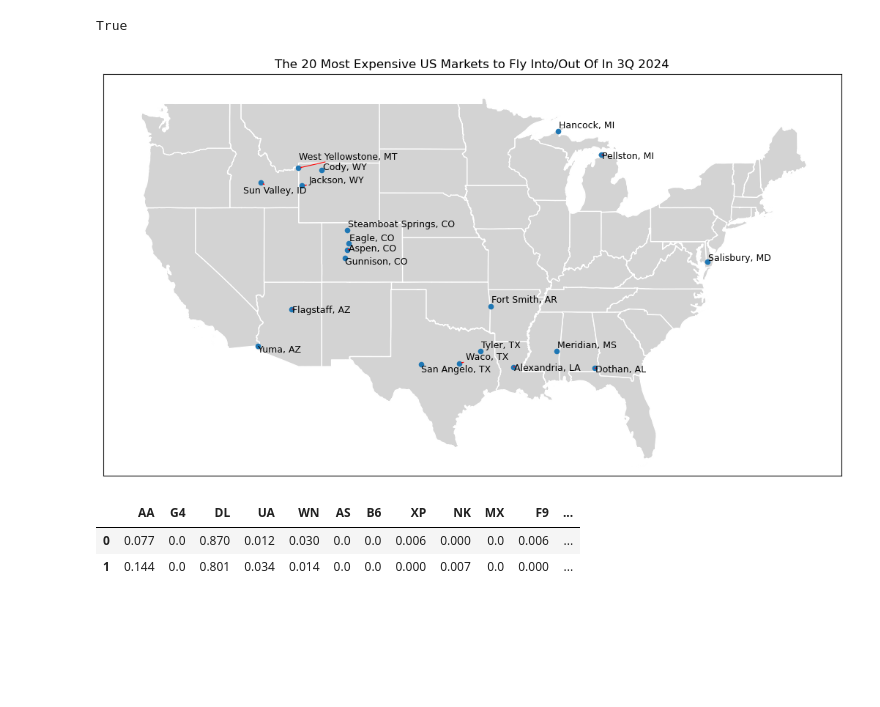
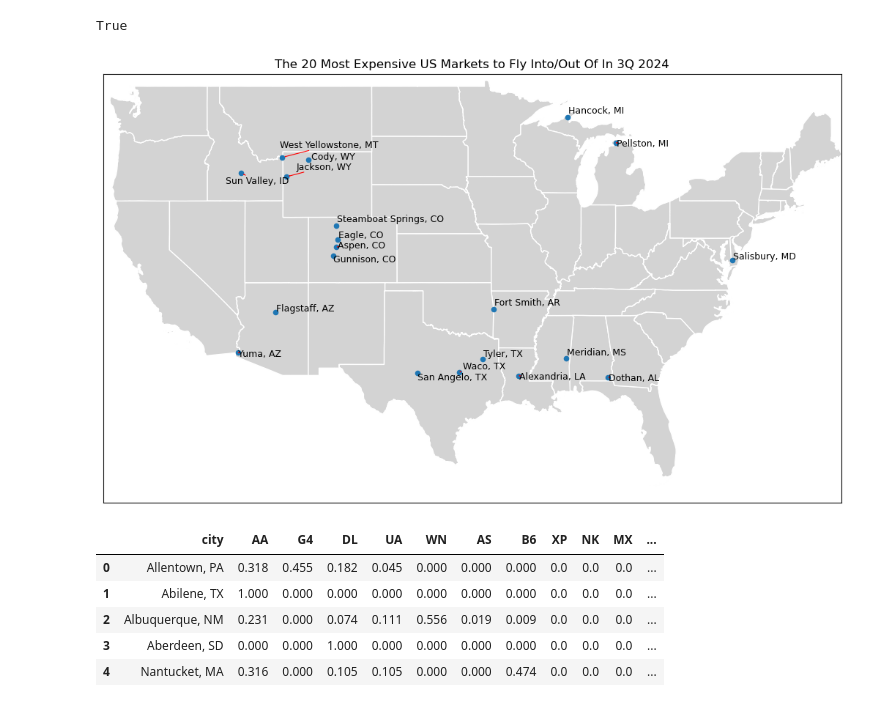
Before and after one commit to olublin/PDEW_Predict, a Jupyter notebook: PDEW_eda.ipynb, the cells around one changed output. Saved outputs shown, nothing was run; the diff lists cells and outputs as text; code cells hidden in the pictures; blank space fills up the shorter version.

Commit message:
refined dominant carrier graph

```diff
--- a/PDEW_eda.ipynb
+++ b/PDEW_eda.ipynb
@@ -297,35 +298,36 @@ True
 # %%
 #plotting the 20 most expensive cities to fly into/out of
 data = avg_fare_gdf.head(20)
 fig, ax = plt.subplots(figsize = (13,16))
 
 usa_map.plot(
     ax = ax,
     color = 'lightgrey',
     edgecolor = 'white')
 
 data.plot(
     ax = plt.gca(),
     markersize = 20
 )
-ax.set_xlim(-128,-64)
-ax.set_ylim(24,51)
+bounds = avg_fare_gdf.total_bounds
+ax.set_xlim(bounds[0]-1,bounds[2]+1)
+ax.set_ylim(bounds[1]-1,bounds[3]+1)
 
 ax.set_xticks([])
 ax.set_yticks([])
 
 #add labels for each citymarket. we can avoid overlap using adjustText.
 texts = []
 for x, y, cityname in zip(data['geometry'].x, data['geometry'].y, data['city']):        #zip lets us iterate over multiple iterables
     texts.append(ax.text(x,y,cityname,fontsize = 9))   #ax.text, unlike ax.annotate, simply assigns each string to its respective coords.
 
 adjust_text(texts, expand = (1,1), arrowprops = dict(arrowstyle='->', color = 'red', lw = 0.8))     #texts is a list of matplotlib.text.Text objects, which is the primary parameter for adjust_text.
 
 
 plt.title('The 20 Most Expensive US Markets to Fly Into/Out Of In 3Q 2024')
 plt.show()
 # %% [output]
-[figure, old version]
+[figure, new version]
 # %%
 #using the same df_merged dataframe, we can produce a dataframe showing the percent of routes each carrier has the largest market share on out of each of the 274 markets in the dataframe
 
@@ -347,6 +344,9 @@ for carrier in carriers:
-# %%
-city_matrix
-# %% [output]
-|  | AA | G4 | DL | UA | WN | AS | B6 | XP | NK | MX | F9 | ... |
-| 0 | 0.077 | 0.0 | 0.870 | 0.012 | 0.030 | 0.0 | 0.0 | 0.006 | 0.000 | 0.0 | 0.006 | ... |
-| 1 | 0.144 | 0.0 | 0.801 | 0.034 | 0.014 | 0.0 | 0.0 | 0.000 | 0.007 | 0.0 | 0.000 | ... |
+# %%
+city_matrix.head() #shows the proportion of routes from each citymarket dominated by each carrier
+# %% [output]
+|  | city | AA | G4 | DL | UA | WN | AS | B6 | XP | NK | MX | ... |
+| 0 | Allentown, PA | 0.318 | 0.455 | 0.182 | 0.045 | 0.000 | 0.000 | 0.000 | 0.0 | 0.0 | 0.0 | ... |
+| 1 | Abilene, TX | 1.000 | 0.000 | 0.000 | 0.000 | 0.000 | 0.000 | 0.000 | 0.0 | 0.0 | 0.0 | ... |
+| 2 | Albuquerque, NM | 0.231 | 0.000 | 0.074 | 0.111 | 0.556 | 0.019 | 0.009 | 0.0 | 0.0 | 0.0 | ... |
+| 3 | Aberdeen, SD | 0.000 | 0.000 | 1.000 | 0.000 | 0.000 | 0.000 | 0.000 | 0.0 | 0.0 | 0.0 | ... |
+| 4 | Nantucket, MA | 0.316 | 0.000 | 0.105 | 0.105 | 0.000 | 0.000 | 0.474 | 0.0 | 0.0 | 0.0 | ... |
```
Also changed, not shown: parts of 10 cells of this notebook.
